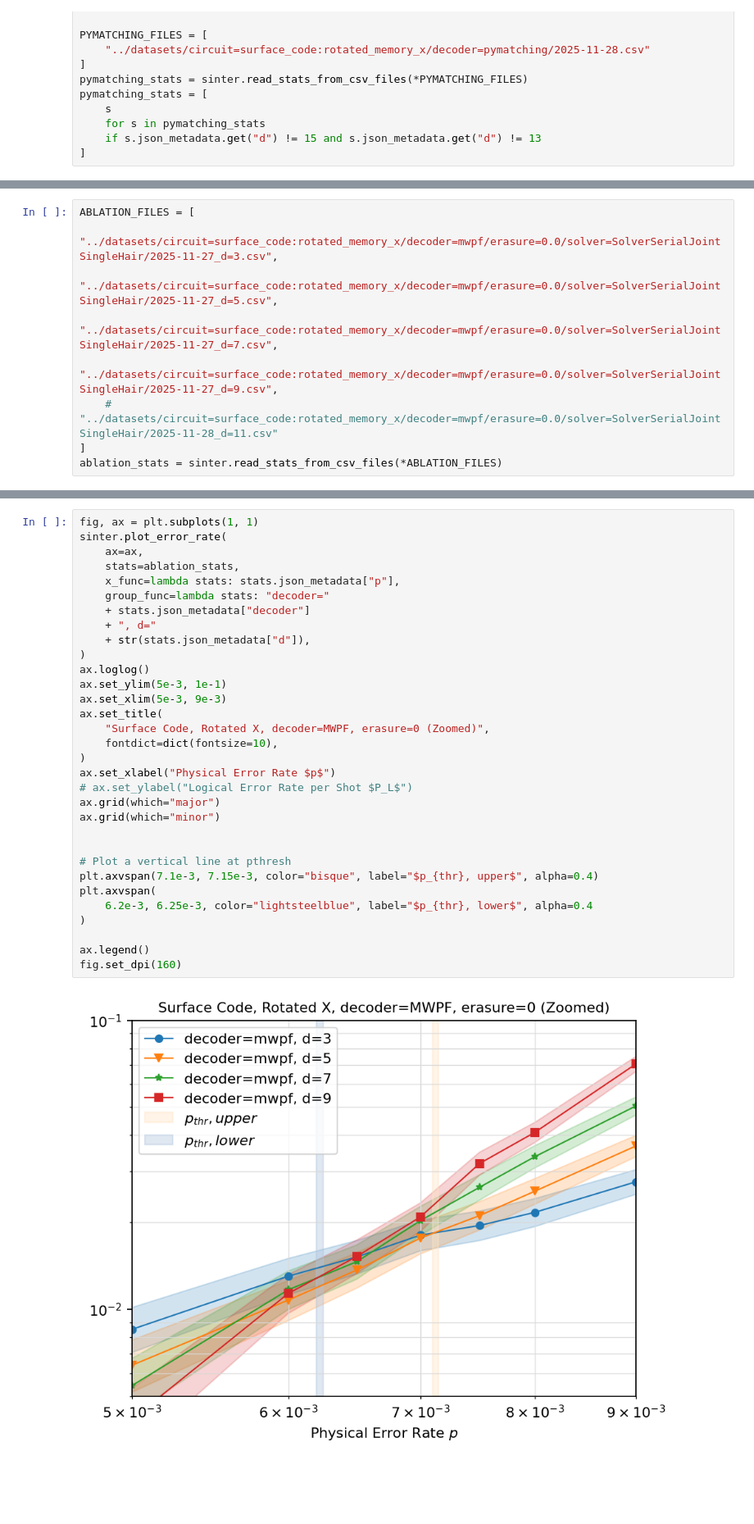
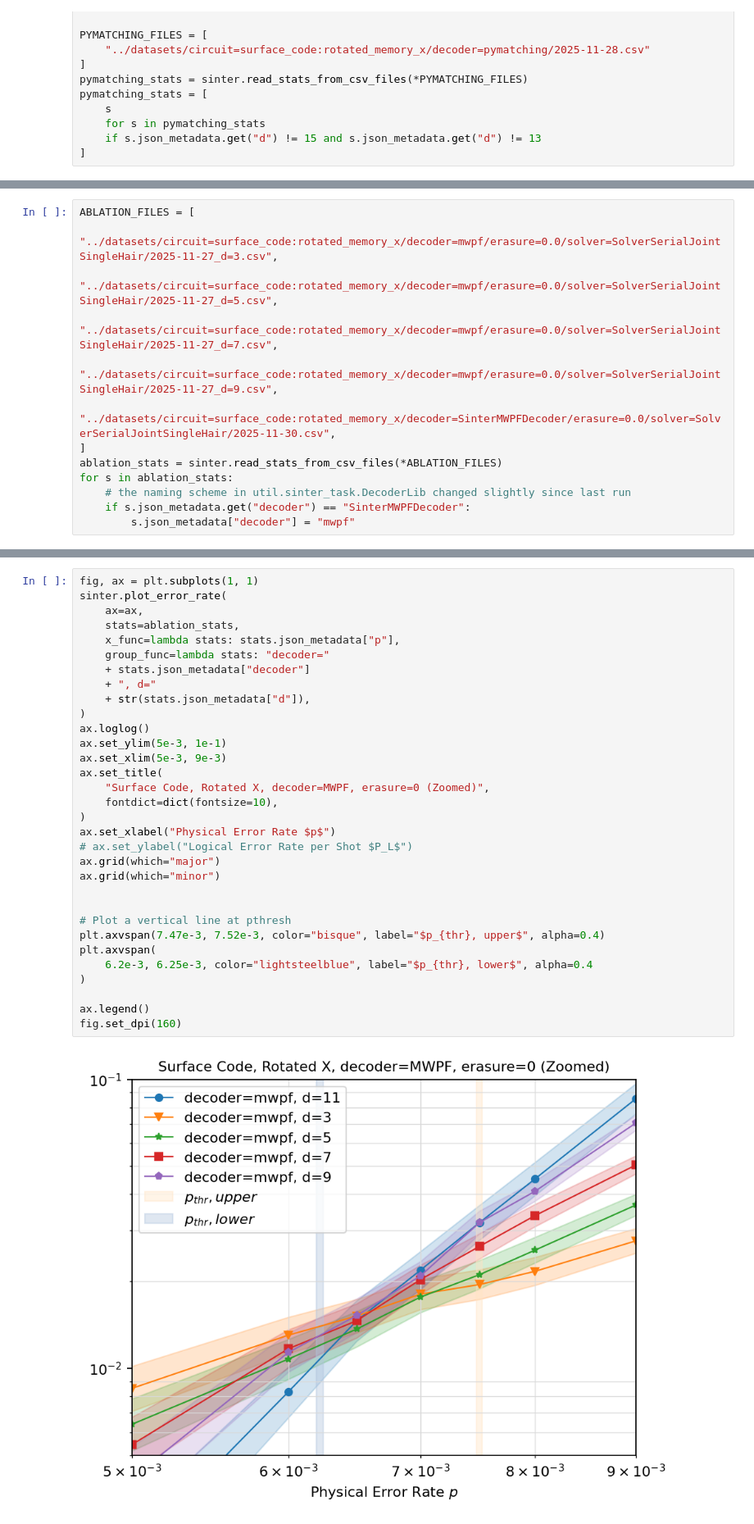
Before and after one commit to leigh-johnson/C191A-qubit-minesweeper, a Jupyter notebook: notebooks/fig1.ipynb, the cells around one changed output, grey strips where cells are left out. Shown at 82% size. Drawn from its saved outputs; the diff is of its cells as text; blank space fills up the shorter version.

```diff
--- a/notebooks/fig1.ipynb
+++ b/notebooks/fig1.ipynb
@@ -80,9 +80,13 @@ ABLATION_FILES = [
     "../datasets/circuit=surface_code:rotated_memory_x/decoder=mwpf/erasure=0.0/solver=SolverSerialJointSingleHair/2025-11-27_d=5.csv",
     "../datasets/circuit=surface_code:rotated_memory_x/decoder=mwpf/erasure=0.0/solver=SolverSerialJointSingleHair/2025-11-27_d=7.csv",
     "../datasets/circuit=surface_code:rotated_memory_x/decoder=mwpf/erasure=0.0/solver=SolverSerialJointSingleHair/2025-11-27_d=9.csv",
-    # "../datasets/circuit=surface_code:rotated_memory_x/decoder=mwpf/erasure=0.0/solver=SolverSerialJointSingleHair/2025-11-28_d=11.csv"
+    "../datasets/circuit=surface_code:rotated_memory_x/decoder=SinterMWPFDecoder/erasure=0.0/solver=SolverSerialJointSingleHair/2025-11-30.csv",
 ]
 ablation_stats = sinter.read_stats_from_csv_files(*ABLATION_FILES)
+for s in ablation_stats:
+    # the naming scheme in util.sinter_task.DecoderLib changed slightly since last run
+    if s.json_metadata.get("decoder") == "SinterMWPFDecoder":
+        s.json_metadata["decoder"] = "mwpf"
 # %%
 fig, ax = plt.subplots(1, 1)
 sinter.plot_error_rate(
@@ -115,35 +119,35 @@ fig, ax = plt.subplots(1, 1)
 sinter.plot_error_rate(
     ax=ax,
     stats=ablation_stats,
     x_func=lambda stats: stats.json_metadata["p"],
     group_func=lambda stats: "decoder="
     + stats.json_metadata["decoder"]
     + ", d="
     + str(stats.json_metadata["d"]),
 )
 ax.loglog()
 ax.set_ylim(5e-3, 1e-1)
 ax.set_xlim(5e-3, 9e-3)
 ax.set_title(
     "Surface Code, Rotated X, decoder=MWPF, erasure=0 (Zoomed)",
     fontdict=dict(fontsize=10),
 )
 ax.set_xlabel("Physical Error Rate $p$")
 # ax.set_ylabel("Logical Error Rate per Shot $P_L$")
 ax.grid(which="major")
 ax.grid(which="minor")
 
 
 # Plot a vertical line at pthresh
-plt.axvspan(7.1e-3, 7.15e-3, color="bisque", label="$p_{thr}, upper$", alpha=0.4)
+plt.axvspan(7.47e-3, 7.52e-3, color="bisque", label="$p_{thr}, upper$", alpha=0.4)
 plt.axvspan(
     6.2e-3, 6.25e-3, color="lightsteelblue", label="$p_{thr}, lower$", alpha=0.4
 )
 
 ax.legend()
 fig.set_dpi(160)
 # %% [output]
-[figure, old version]
+[figure, new version]
 # %%
 ERASURE_FILES = [
     "../datasets/circuit=surface_code:rotated_memory_x/decoder=mwpf/erasure=1.0/solver=SolverSerialJointSingleHair/2025-11-28_d=3.csv",
```
Also changed, not shown: parts of 2 cells of this notebook, 1 other file.
